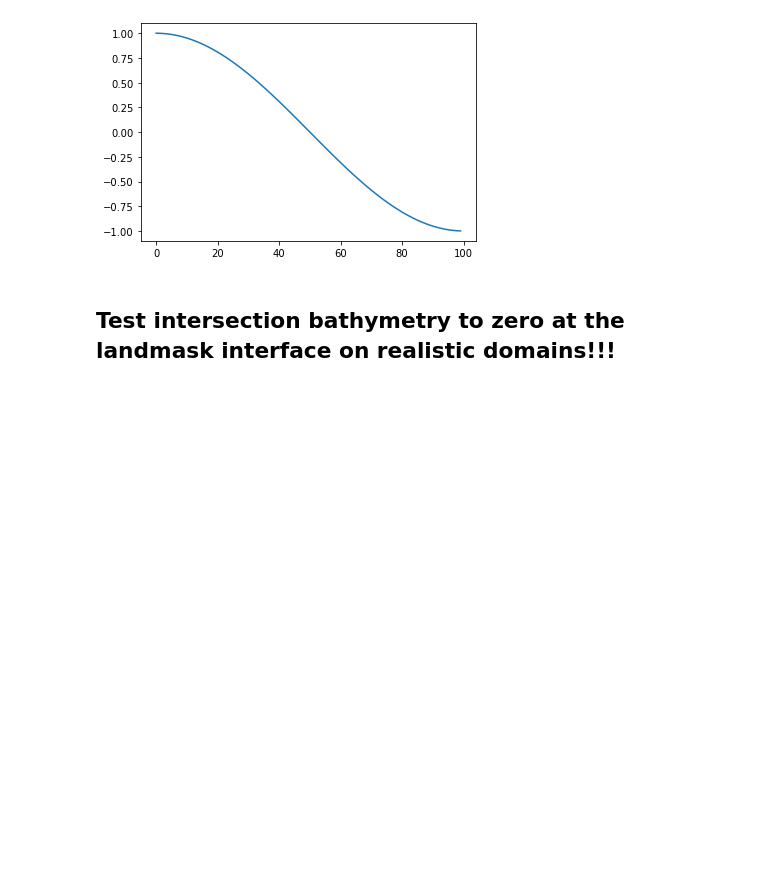
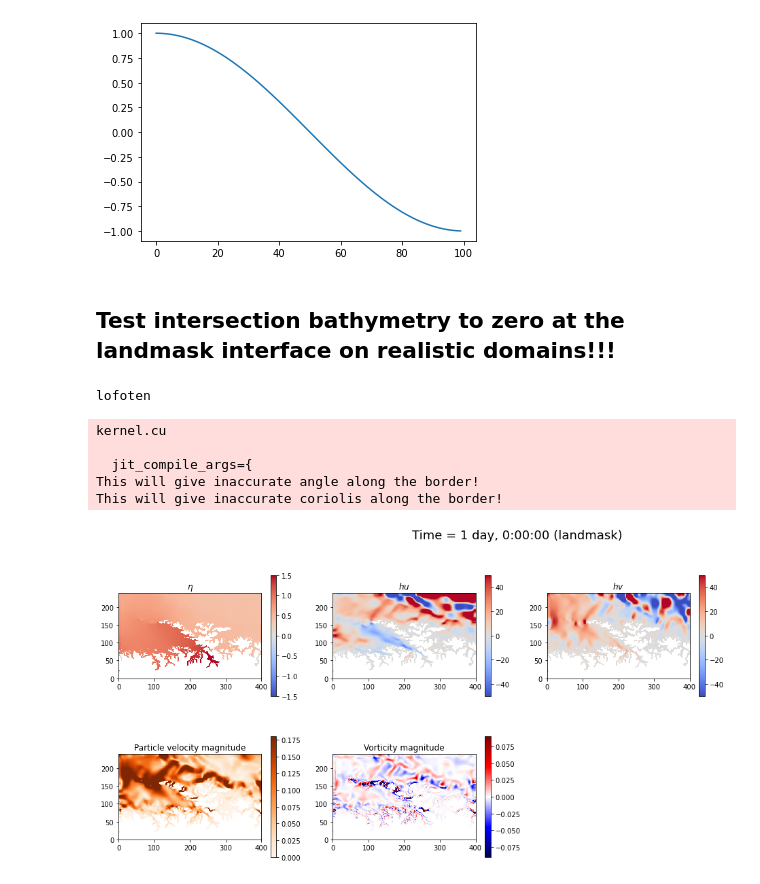
Before and after one commit to havahol/miscGPUOcean, a Jupyter notebook: realWorldSim/SyntheticLandMaks.ipynb, the cells around one changed output. Drawn from its saved outputs; the diff is of its cells as text; code cells hidden in the pictures; blank space fills up the shorter version.

```diff
--- a/realWorldSim/SyntheticLandMaks.ipynb
+++ b/realWorldSim/SyntheticLandMaks.ipynb
@@ -685,0 +743,11 @@ plt.plot(np.cos(np.pi*np.arange(0,100)/100))
+# %%
+T = 3600*24
+eta1, hu1, hv1 = testNorkyst(1, T)
+# %% [output]
+lofoten
+kernel.cu
+
+  jit_compile_args={
+This will give inaccurate angle along the border!
+This will give inaccurate coriolis along the border!
+[figure, added]
```
Also changed, not shown: parts of 12 cells of this notebook.
